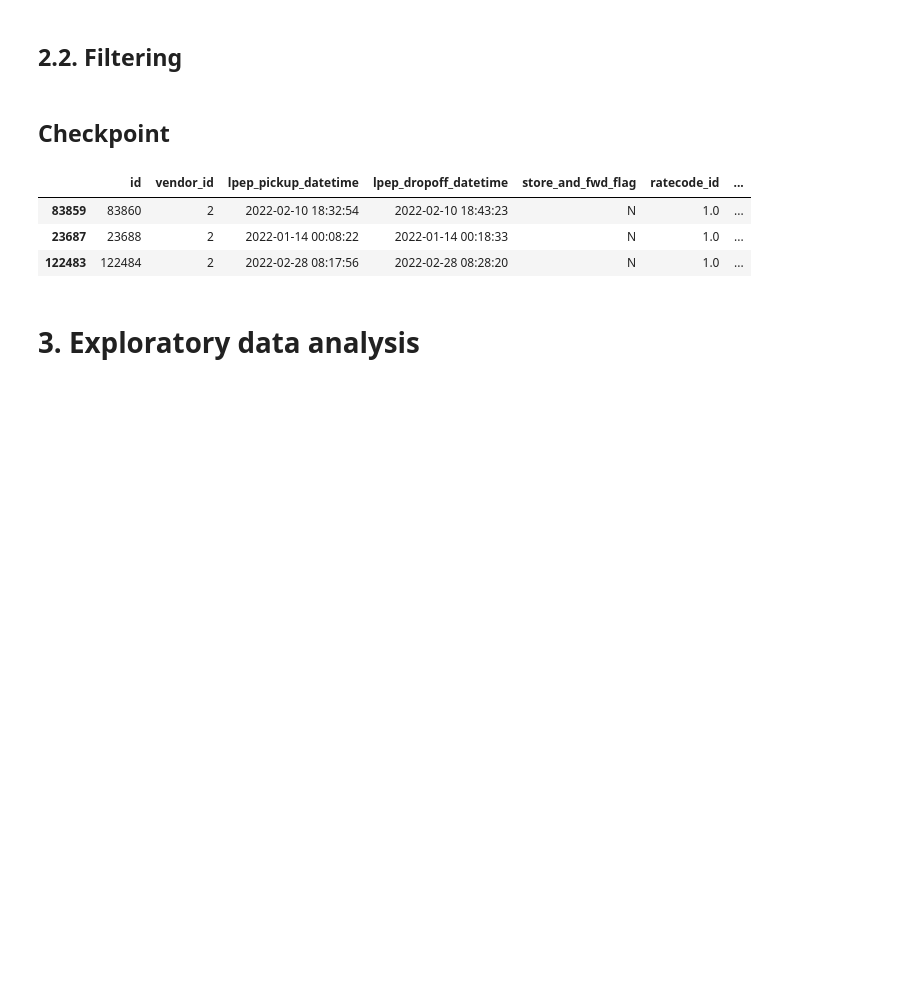
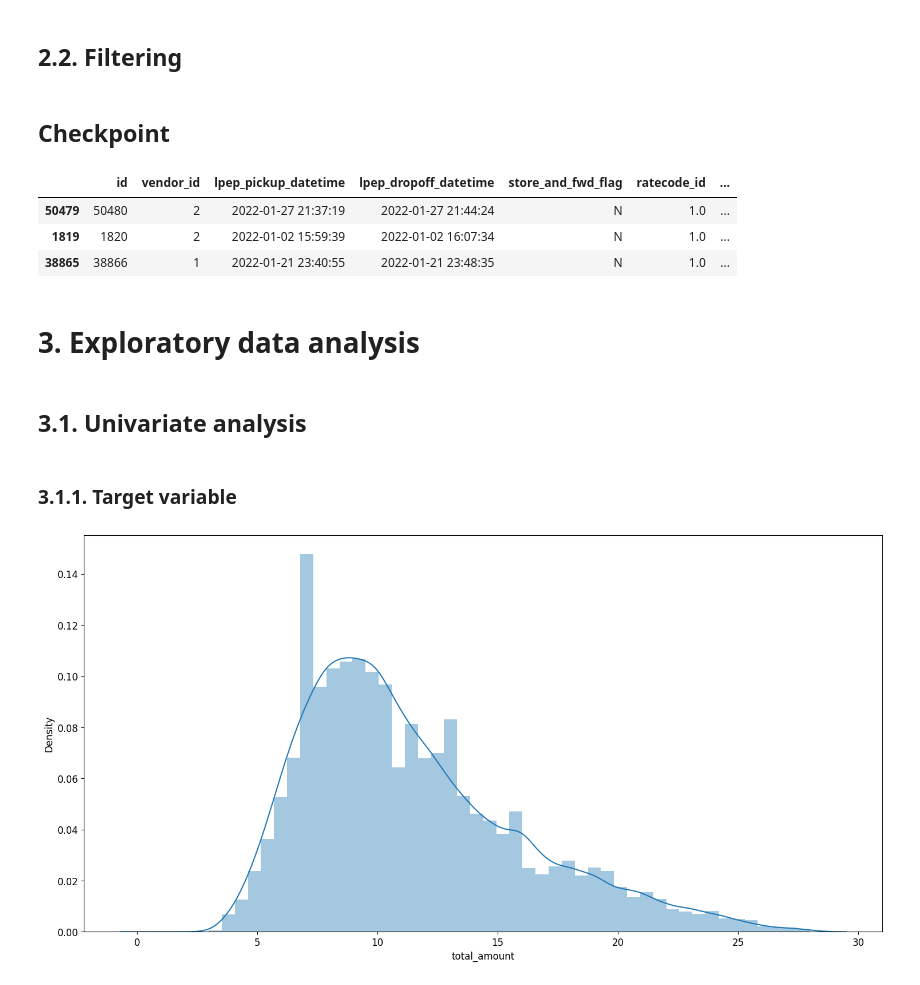
Before and after one commit to cenciati/predict-taxi-fare, a Jupyter notebook: notebooks/experiment-01.ipynb, the cells around one changed output. Drawn from its saved outputs; the diff is of its cells as text; code cells hidden in the pictures; blank space fills up the shorter version.

Commit message:
🧪 experiment 01: univariate and multivariate analysis done

```diff
--- a/notebooks/experiment-01.ipynb
+++ b/notebooks/experiment-01.ipynb
@@ -242,9 +252,18 @@ df: pd.DataFrame = pd.read_parquet(CHECKPOINT_DIR)
 # %%
+df: pd.DataFrame = pd.read_parquet(CHECKPOINT_DIR)
 df.sample(3)
 # %% [output]
 |  | id | vendor_id | lpep_pickup_datetime | lpep_dropoff_datetime | store_and_fwd_flag | ratecode_id | ... |
-| 83859 | 83860 | 2 | 2022-02-10 18:32:54 | 2022-02-10 18:43:23 | N | 1.0 | ... |
-| 23687 | 23688 | 2 | 2022-01-14 00:08:22 | 2022-01-14 00:18:33 | N | 1.0 | ... |
-| 122483 | 122484 | 2 | 2022-02-28 08:17:56 | 2022-02-28 08:28:20 | N | 1.0 | ... |
+| 50479 | 50480 | 2 | 2022-01-27 21:37:19 | 2022-01-27 21:44:24 | N | 1.0 | ... |
+| 1819 | 1820 | 2 | 2022-01-02 15:59:39 | 2022-01-02 16:07:34 | N | 1.0 | ... |
+| 38865 | 38866 | 1 | 2022-01-21 23:40:55 | 2022-01-21 23:48:35 | N | 1.0 | ... |
 # %% [markdown]
 # 3. Exploratory data analysis
+# %% [markdown]
+## 3.1. Univariate analysis
+# %% [markdown]
+### 3.1.1. Target variable
+# %%
+sns.distplot(df.loc[:, "total_amount"]);
+# %% [output]
+[figure, added]
```
Also changed, not shown: parts of 14 cells of this notebook.
